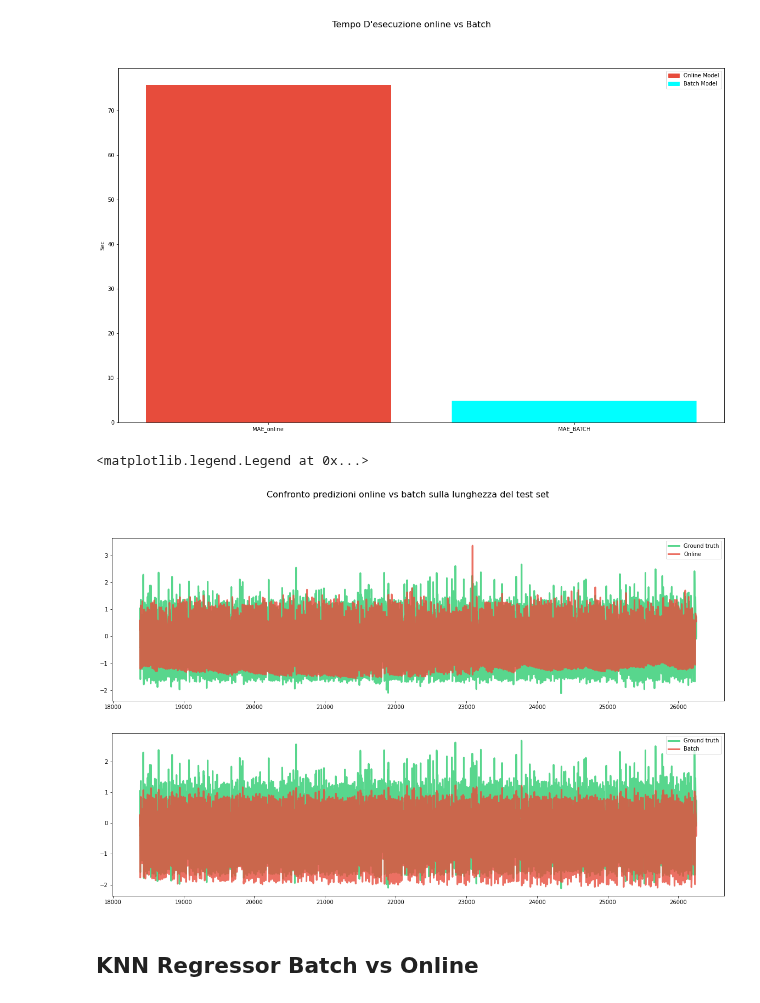
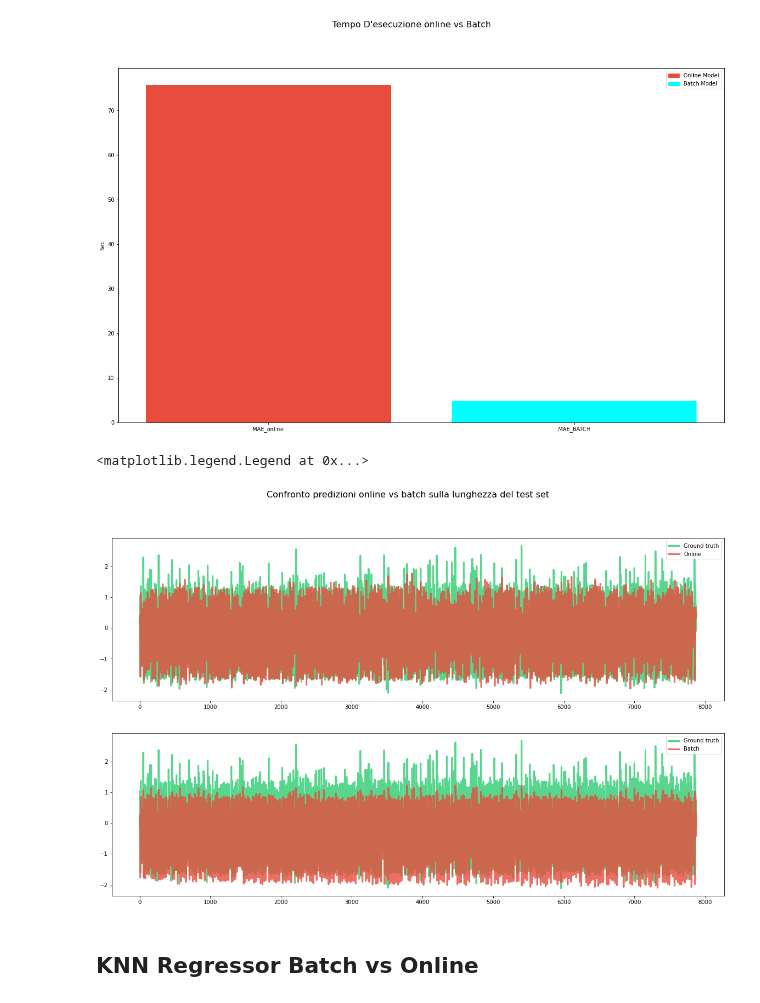
Before and after one commit to giodefa96/Script_Tesi_new, a Jupyter notebook: Risultati Finali/ItalyPowerDemand.ipynb, the cells around one changed output. Saved outputs shown, nothing was run; the diff lists cells and outputs as text; code cells hidden in the pictures.

Commit message:
Risolto alcuni problemi sui plot_v2

```diff
--- a/Risultati Finali/ItalyPowerDemand.ipynb
+++ b/Risultati Finali/ItalyPowerDemand.ipynb
@@ -419,17 +419,17 @@ ax.legend(handles=[red_patch, cyan_patch])
 # %%
 # Plot the results
 fig, (ax1,ax2) = plt.subplots(2,1,figsize=(20, 12))
 fig.suptitle('Confronto predizioni online vs batch sulla lunghezza del test set',  fontsize=16)
 ax.grid(alpha=0.75)
-ax1.plot(dates_ml_online[18379::], Y_test_mlp, lw=3, color='#2ecc71', alpha=0.8, label='Ground truth')
-ax2.plot(dates_ml_online[18379::], Y_test_mlp, lw=3, color='#2ecc71', alpha=0.8, label='Ground truth')
-ax1.plot(dates_ml_online[18379::], y_preds_ml_online[18379::], lw=3, color='#e74c3c', alpha=0.8, label='Online')
-ax2.plot(dates_ml_online[18379::], result_mlpBatch, lw=3, color='#e74c3c', alpha=0.8, label='Batch')
+ax1.plot( Y_test_mlp, lw=3, color='#2ecc71', alpha=0.8, label='Ground truth')
+ax2.plot( Y_test_mlp, lw=3, color='#2ecc71', alpha=0.8, label='Ground truth')
+ax1.plot( y_preds_ml_online[18379::], lw=3, color='#e74c3c', alpha=0.8, label='Online')
+ax2.plot( result_mlpBatch, lw=3, color='#e74c3c', alpha=0.8, label='Batch')
 ax1.legend()
 ax2.legend()
 # %% [output]
 <matplotlib.legend.Legend at 0x...>
-[figure, old version]
+[figure, new version]
 # %% [markdown]
 ## KNN Regressor Batch vs Online
 # %% [markdown]
```
Also changed, not shown: parts of 7 cells of this notebook, 1 other file.
